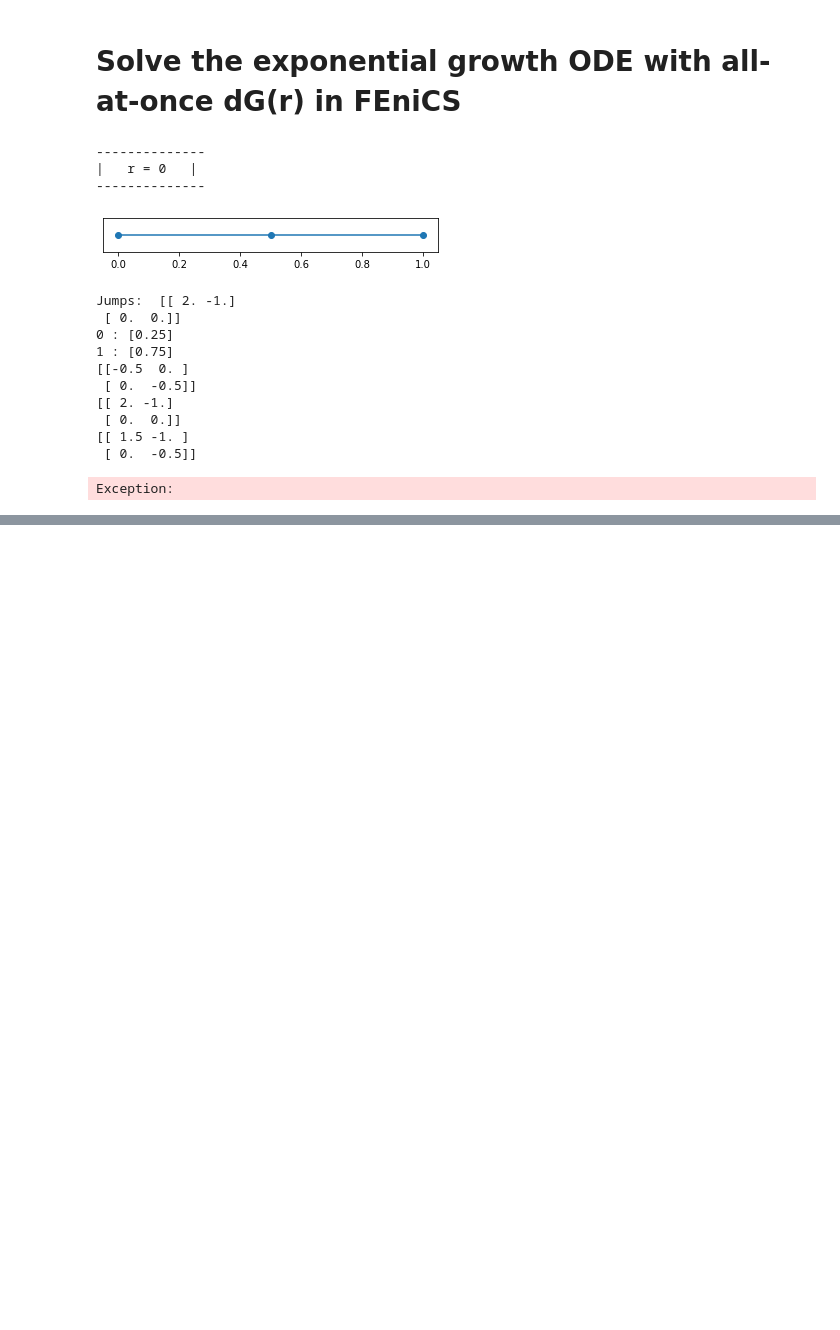
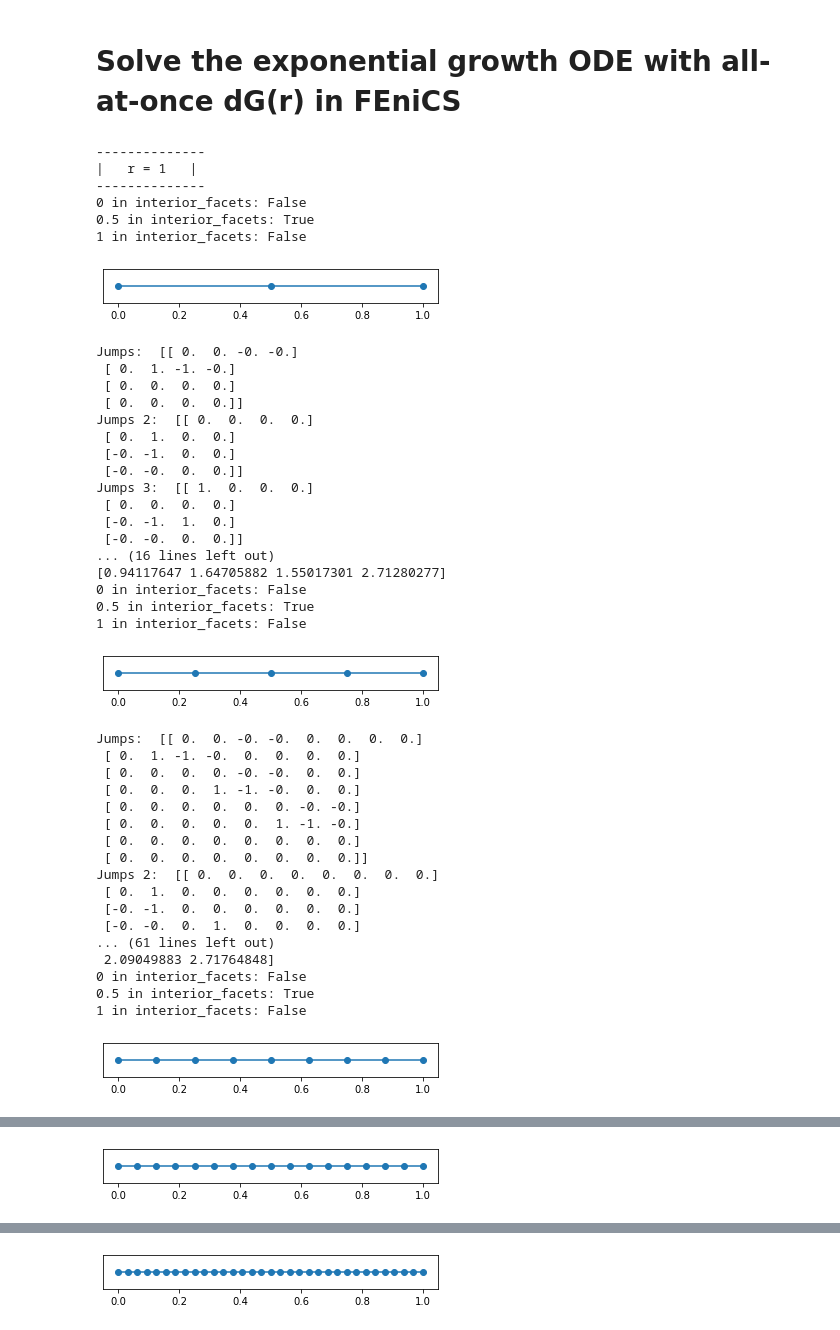
Before and after one commit to mathmerizing/PhD_SupplementaryMaterial, a Jupyter notebook: Time_FEM/Galerkin_AllAtOnce_Convergence_Exponential_Growth.ipynb, the cells around one changed output, grey strips where cells are left out. Cells and saved outputs as stored; diff of their text form; code cells hidden in the pictures; blank space fills up the shorter version.

```diff
--- a/Time_FEM/Galerkin_AllAtOnce_Convergence_Exponential_Growth.ipynb
+++ b/Time_FEM/Galerkin_AllAtOnce_Convergence_Exponential_Growth.ipynb
@@ -225,7 +225,7 @@ t0 = 0. # start time
 T = 1. # end time
 error = {"final": {}, "L2": {}}
 
-for r in range(7):
+for r in range(1,7):
     print("--------------")
     print(f"|   r = {r}   |")
     print("--------------")
@@ -240,23 +240,32 @@ for r in range(7):
         # Analytical solution U is used as Dirichlet BC
         U = Expression('exp(x[0])', degree=2*r+3)
         initial_time = CompiledSubDomain("near(x[0], 0) && on_boundary")
+        interior_facets = CompiledSubDomain("!on_boundary") #CompiledSubDomain("near(x[0], 0.5) && !on_boundary")
         #print("0 in initial_time:", initial_time.inside(np.array([0.]), True))
         #print("1 in initial_time:", initial_time.inside(np.array([1.]), True))
+        print("0 in interior_facets:", interior_facets.inside(np.array([0.]), True))
+        print("0.5 in interior_facets:", interior_facets.inside(np.array([0.5]), False))
+        print("1 in interior_facets:", interior_facets.inside(np.array([1.]), True))
         u0 = Constant(1.)
         boundary_marker = MeshFunction("size_t", mesh, 0)
         boundary_marker.set_all(0)
         initial_time.mark(boundary_marker, 1)
+        interior_facets.mark(boundary_marker, 2)
         plot(mesh)
         plot(boundary_marker)
         plt.show()
         d0 = Measure('ds', domain=mesh, subdomain_data=boundary_marker, subdomain_id=1)
+        d_interior = Measure('dS', domain=mesh, subdomain_data=boundary_marker, subdomain_id=2)
 
         # Define variational problem
         f = Constant(0.)
         u = TrialFunction(V)
         v = TestFunction(V)
         a = grad(u)[0]*v*dx - u*v*dx
-        a_jumps = jump(u)*v('+')*dS  + u('+')*v('+')*d0
+        #a_jumps = jump(u)*v('+')*d_interior  + u('+')*v('+')*d0
+        a_jumps = (u('+')-u('-'))*v('+')*d_interior  #u('+')*v('+')*dS  + u('+')*v('+')*d0
+        a_jumps2 = (v('+')-v('-'))*u('+')*d_interior
+        a_jumps3 = -u('+')*v('-')*d_interior + u('-')*v('-')*d_interior +  u('+')*v('+')*d0
         #a_jumps_2 = u('+')*v('+')*dS - u('-')*v('+')*dS + u('+')*v('+')*d0
         L = f*v*dx + u0*v('+')*d0
 
@@ -264,6 +273,8 @@ for r in range(7):
         #print(assemble(- u*v*dx).array())
         #print(assemble(a + a_jumps).array())
         print("Jumps: ", assemble(a_jumps).array()) #[np.array([1,0,3,2]), :][:, np.array([1,0,3,2])])
+        print("Jumps 2: ", assemble(a_jumps2).array())
+        print("Jumps 3: ", assemble(a_jumps3).array())
         #print("Jumps manual:", assemble(a_jumps_2).array())
         #print("Jumps2: ", assemble(a_jumps).array()) #[np.array([1,3,0,2]), :][:, np.array([1,3,0,2])])
         #print(assemble(u('+')*jump(v)*dS).array())
@@ -293,20 +304,21 @@ for r in range(7):
         #print(assemble(u('+')*v('+')*ds(1)).array())
 
         print(assemble(a).array())
-        print(assemble(a_jumps).array())
-        matrix = assemble(a+a_jumps)
+        print(assemble(a_jumps3).array())
+        matrix = assemble(a+a_jumps3)
         print(matrix.array())
-        raise Exception
+        #raise Exception
         #rhs = assemble(L)
         #matrix[0,0] += 1.
         #raise Exception
 
         # Solve
         u_k = Function(V)
-        solve(a + a_jumps == L, u_k)
+        solve(a + a_jumps3 == L, u_k)
 
         k = (T - t0) / n_time
         print(np.array(u_k.vector()))
+        #raise Exception
         error["final"][r].append([k, np.abs(U(1.) - u_k(1.))])
         error["L2"][r].append([k, errornorm(U, u_k, 'L2')])
 
@@ -321,42 +333,70 @@ for r in error["final"].keys():
         plt.plot(x, y, label=f"dG({r})")
         plt.axis([1.2, pow(0.5, 8), 5e-12, 1e1])
         print(f"Slope for dG({r}): {(np.log(y[-1]) - np.log(y[1])) / (np.log(x[-1]) - np.log(x[1]))}")
 plt.legend()
 plt.xscale("log")
 plt.yscale("log")
 plt.show()
 
 print("L2-norm error")
 plt.title("L2 error")
 for r in error["L2"].keys():
     k_vals = [e[0] for e in error["L2"][r] if e[1] > 1e-10]
     err_vals = [e[1] for e in error["L2"][r] if e[1] > 1e-10]
     if len(k_vals) > 1:
         x = k_vals
         y = err_vals
         plt.plot(x, y, label=f"dG({r})")
         plt.axis([1.2, pow(0.5, 8), 5e-12, 1e1])
         print(f"Slope for dG({r}): {(np.log(y[-1]) - np.log(y[0])) / (np.log(x[-1]) - np.log(x[0]))}")
 plt.legend(loc="lower right")
 plt.xscale("log")
 plt.yscale("log")
 plt.show()
 
 #print(error["L2"][1])
 #print(error["L2"][2])
 # %% [output]
 --------------
-|   r = 0   |
+|   r = 1   |
 --------------
+0 in interior_facets: False
+0.5 in interior_facets: True
+1 in interior_facets: False
 [figure]
-Jumps:  [[ 2. -1.]
- [ 0.  0.]]
-0 : [0.25]
-1 : [0.75]
-[[-0.5  0. ]
- [ 0.  -0.5]]
-[[ 2. -1.]
- [ 0.  0.]]
-[[ 1.5 -1. ]
- [ 0.  -0.5]]
+Jumps:  [[ 0.  0. -0. -0.]
+ [ 0.  1. -1. -0.]
+ [ 0.  0.  0.  0.]
+ [ 0.  0.  0.  0.]]
+Jumps 2:  [[ 0.  0.  0.  0.]
+ [ 0.  1.  0.  0.]
+ [-0. -1.  0.  0.]
+ [-0. -0.  0.  0.]]
+Jumps 3:  [[ 1.  0.  0.  0.]
+ [ 0.  0.  0.  0.]
+ [-0. -1.  1.  0.]
+ [-0. -0.  0.  0.]]
+... (16 lines left out)
+[0.94117647 1.64705882 1.55017301 2.71280277]
+0 in interior_facets: False
+0.5 in interior_facets: True
+1 in interior_facets: False
+[figure, added]
-Exception:
+Jumps:  [[ 0.  0. -0. -0.  0.  0.  0.  0.]
+ [ 0.  1. -1. -0.  0.  0.  0.  0.]
+ [ 0.  0.  0.  0. -0. -0.  0.  0.]
+ [ 0.  0.  0.  1. -1. -0.  0.  0.]
+ [ 0.  0.  0.  0.  0.  0. -0. -0.]
+ [ 0.  0.  0.  0.  0.  1. -1. -0.]
+ [ 0.  0.  0.  0.  0.  0.  0.  0.]
+ [ 0.  0.  0.  0.  0.  0.  0.  0.]]
+Jumps 2:  [[ 0.  0.  0.  0.  0.  0.  0.  0.]
+ [ 0.  1.  0.  0.  0.  0.  0.  0.]
+ [-0. -1.  0.  0.  0.  0.  0.  0.]
+ [-0. -0.  0.  1.  0.  0.  0.  0.]
+... (61 lines left out)
+ 2.09049883 2.71764848]
+0 in interior_facets: False
+0.5 in interior_facets: True
+1 in interior_facets: False
+[figure, added]
@@ -362,0 +420 @@ Exception:
+[figure, added]
@@ -362,0 +438 @@ Exception:
+[figure, added]
```
Also changed, not shown: parts of 1 cell of this notebook.
